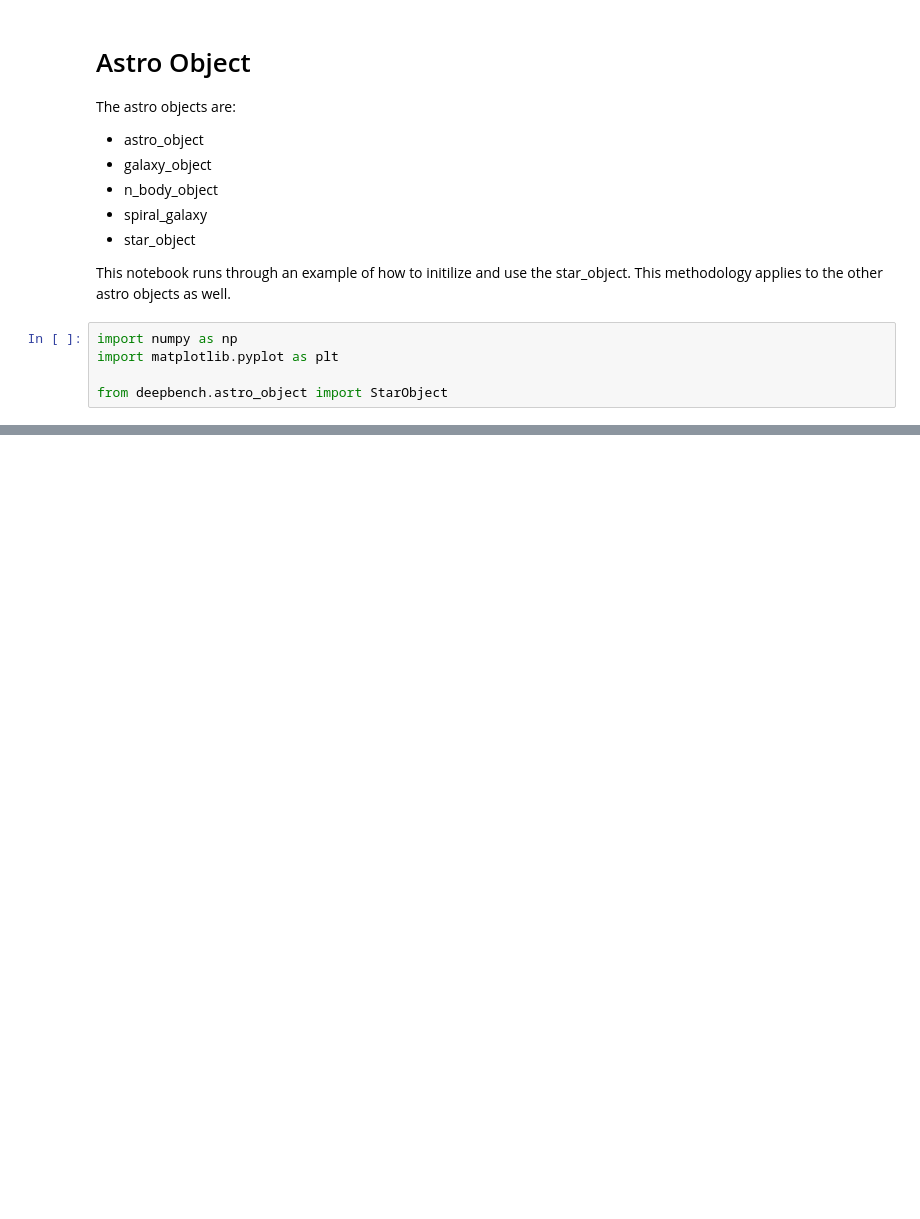
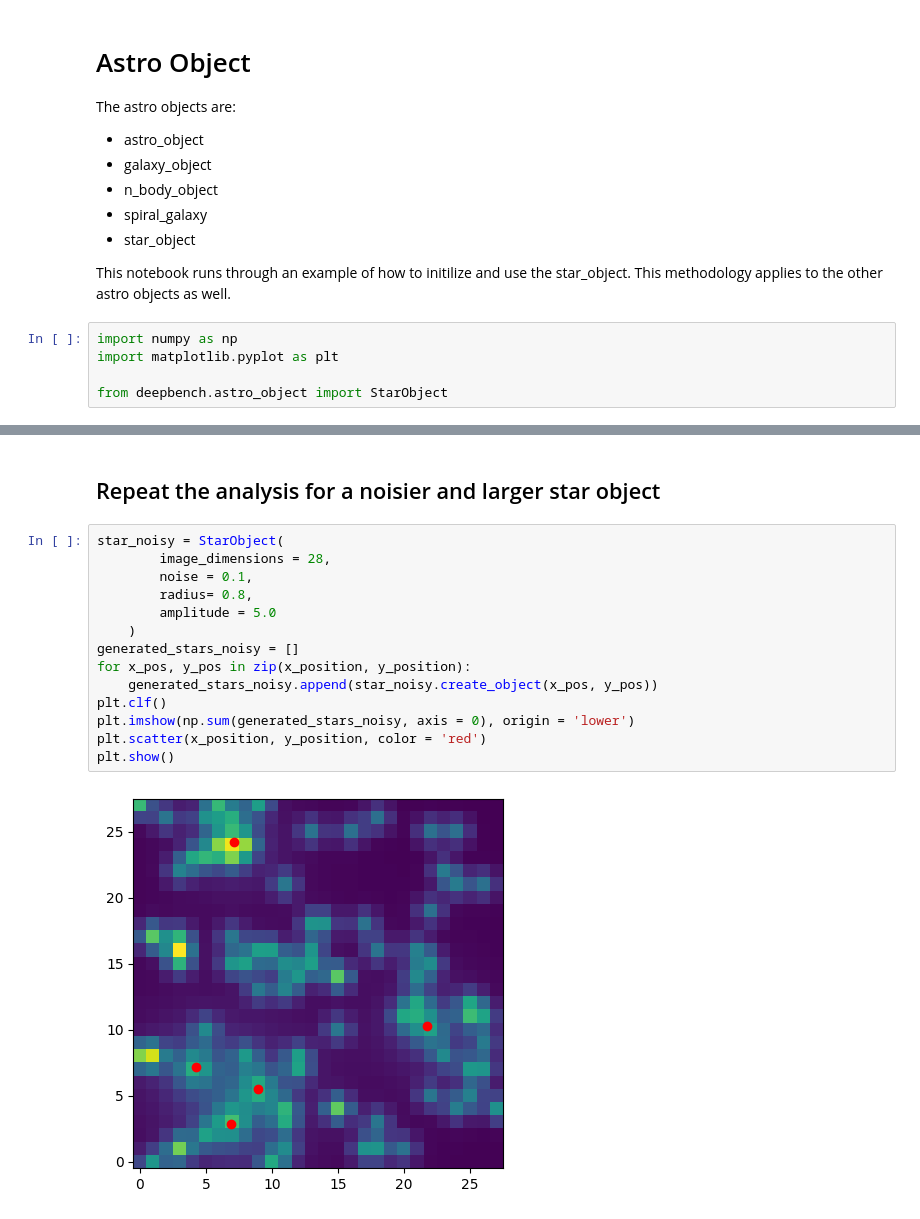
Before and after one commit to deepskies/DeepBench, a Jupyter notebook: notebooks/Astro Object Example.ipynb, the cells around one changed output, grey strips where cells are left out. Cells and saved outputs as stored; diff of their text form; blank space fills up the shorter version.

```diff
--- a/notebooks/Astro Object Example.ipynb
+++ b/notebooks/Astro Object Example.ipynb
@@ -38,0 +58,18 @@ plt.imshow(generate)
+# %% [markdown]
+## Repeat the analysis for a noisier and larger star object
+# %%
+star_noisy = StarObject(
+        image_dimensions = 28,
+        noise = 0.1,
+        radius= 0.8,
+        amplitude = 5.0
+    )
+generated_stars_noisy = []
+for x_pos, y_pos in zip(x_position, y_position):
+    generated_stars_noisy.append(star_noisy.create_object(x_pos, y_pos))
+plt.clf()
+plt.imshow(np.sum(generated_stars_noisy, axis = 0), origin = 'lower')
+plt.scatter(x_position, y_position, color = 'red')
+plt.show()
+# %% [output]
+[figure, added]
```
Also changed, not shown: parts of 11 cells of this notebook.
